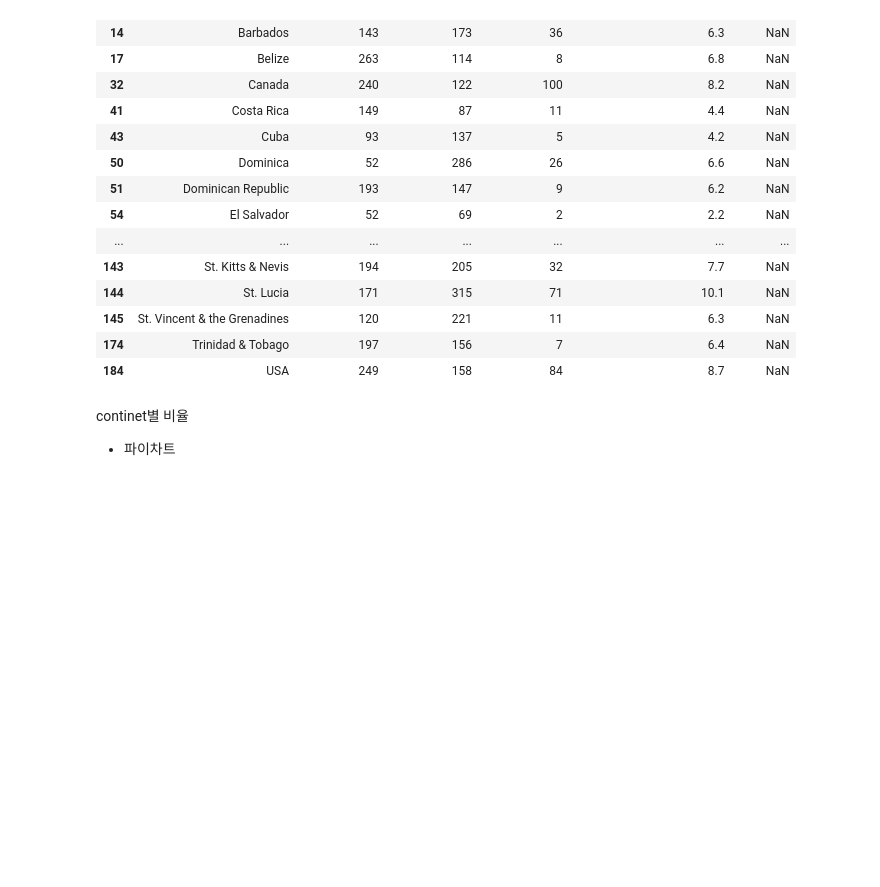
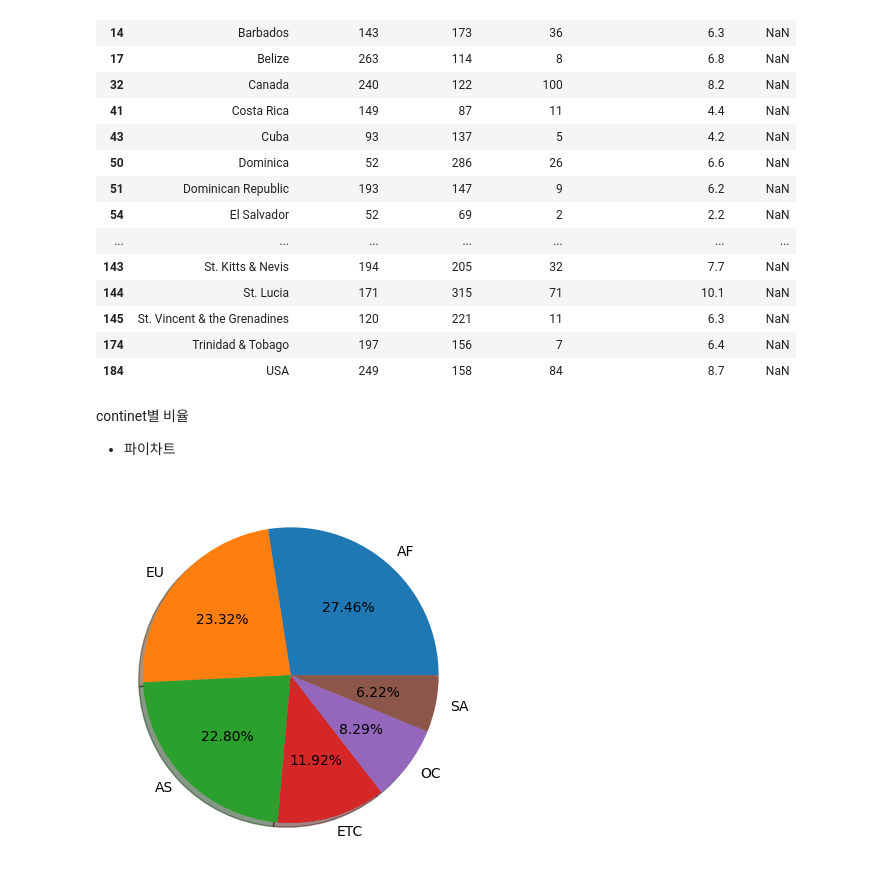
Before and after one commit to leekyuyoung202306/PYTHON, a Jupyter notebook: 12주차/[12주차]데이터분석02.ipynb, the cells around one changed output. Cells and saved outputs as stored; diff of their text form; code cells hidden in the pictures; blank space fills up the shorter version.

```diff
--- a/12주차/[12주차]데이터분석02.ipynb
+++ b/12주차/[12주차]데이터분석02.ipynb
@@ -125,3 +125,10 @@ drink['continent'] = drink['continent'].fillna('ETC')
 # %% [markdown]
 continet별 비율
   - 파이차트
+# %%
+labels = drink['continent'].value_counts().index.tolist()
+datas = drink['continent'].value_counts().values.tolist()
+plt.pie(datas,labels=labels,autopct="%.2f%%",shadow=True)
+plt.show()
+# %% [output]
+[figure, added]
```
Also changed, not shown: parts of 12 cells of this notebook.
